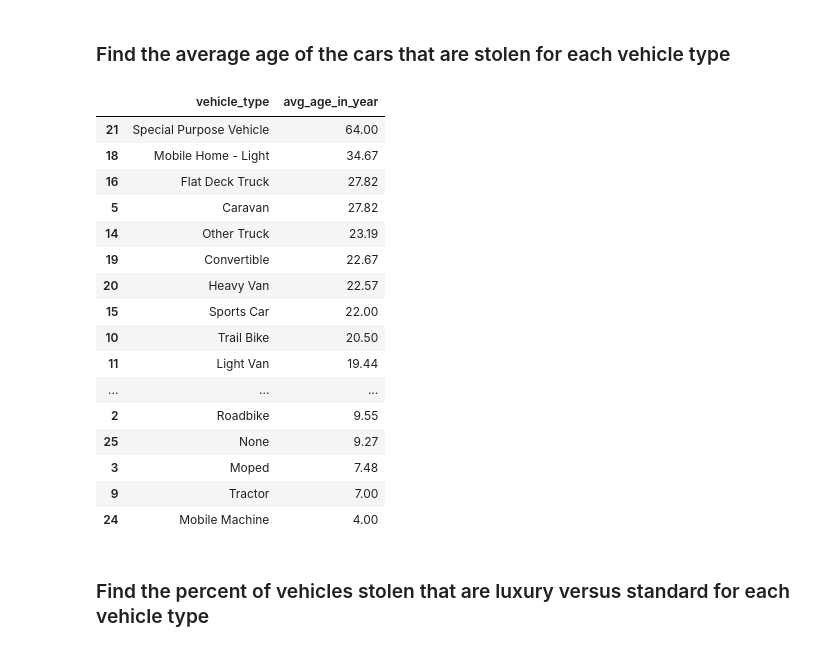
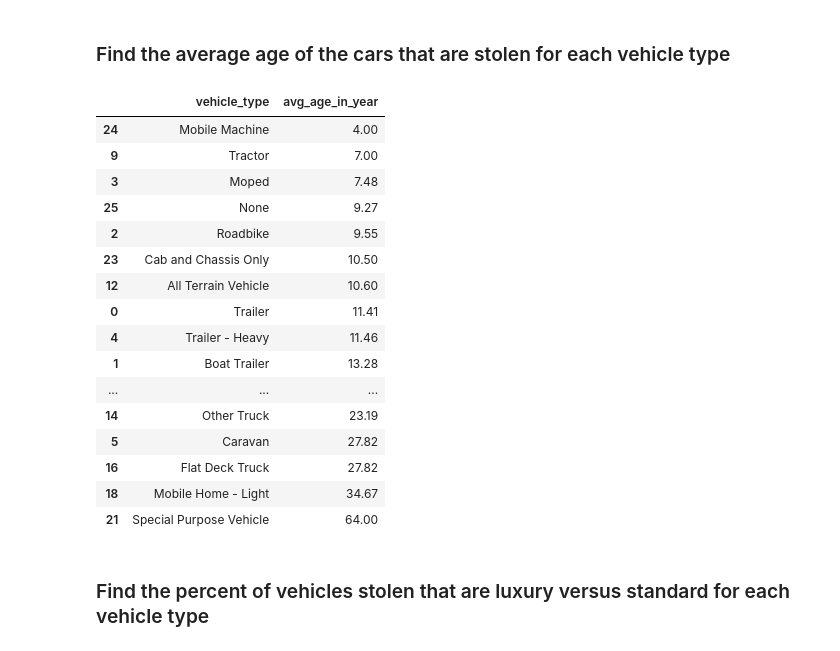
Before and after one commit to benoitchamot/VehicleTheftAnalysis, a Jupyter notebook: EDA/Analysis.ipynb, the cells around one changed output. Drawn from its saved outputs; the diff is of its cells as text; code cells hidden in the pictures.

```diff
--- a/EDA/Analysis.ipynb
+++ b/EDA/Analysis.ipynb
@@ -235,38 +235,38 @@ type_stolen_df.head(10)
 # %%
 # SQL query
 sql_query = '''
 
     SELECT vehicle_type, AVG(age) AS avg_age_in_year
     FROM
         (SELECT
             vehicle_type,
             model_year,
             YEAR(date_stolen) AS year,
             (YEAR(date_stolen) - model_year) AS age
         FROM stolen_vehicles) AS vehicle_ages
     GROUP BY vehicle_type
 '''
 
 # Read SQL query into a DataFrame
-pd.read_sql(sql_query, engine).round(2).sort_values('avg_age_in_year', ascending=False)
+pd.read_sql(sql_query, engine).round(2).sort_values('avg_age_in_year', ascending=True)
 # %% [output]
 |  | vehicle_type | avg_age_in_year |
+| 24 | Mobile Machine | 4.00 |
+| 9 | Tractor | 7.00 |
+| 3 | Moped | 7.48 |
+| 25 | None | 9.27 |
+| 2 | Roadbike | 9.55 |
+| 23 | Cab and Chassis Only | 10.50 |
+| 12 | All Terrain Vehicle | 10.60 |
+| 0 | Trailer | 11.41 |
+| 4 | Trailer - Heavy | 11.46 |
+| 1 | Boat Trailer | 13.28 |
+| ... | ... | ... |
+| 14 | Other Truck | 23.19 |
+| 5 | Caravan | 27.82 |
+| 16 | Flat Deck Truck | 27.82 |
+| 18 | Mobile Home - Light | 34.67 |
 | 21 | Special Purpose Vehicle | 64.00 |
-| 18 | Mobile Home - Light | 34.67 |
-| 16 | Flat Deck Truck | 27.82 |
-| 5 | Caravan | 27.82 |
-| 14 | Other Truck | 23.19 |
-| 19 | Convertible | 22.67 |
-| 20 | Heavy Van | 22.57 |
-| 15 | Sports Car | 22.00 |
-| 10 | Trail Bike | 20.50 |
-| 11 | Light Van | 19.44 |
-| ... | ... | ... |
-| 2 | Roadbike | 9.55 |
-| 25 | None | 9.27 |
-| 3 | Moped | 7.48 |
-| 9 | Tractor | 7.00 |
-| 24 | Mobile Machine | 4.00 |
 # %% [markdown]
 ### Find the percent of vehicles stolen that are luxury versus standard for each vehicle type
 # %%
```
Also changed, not shown: parts of 5 cells of this notebook, 3 other files.
